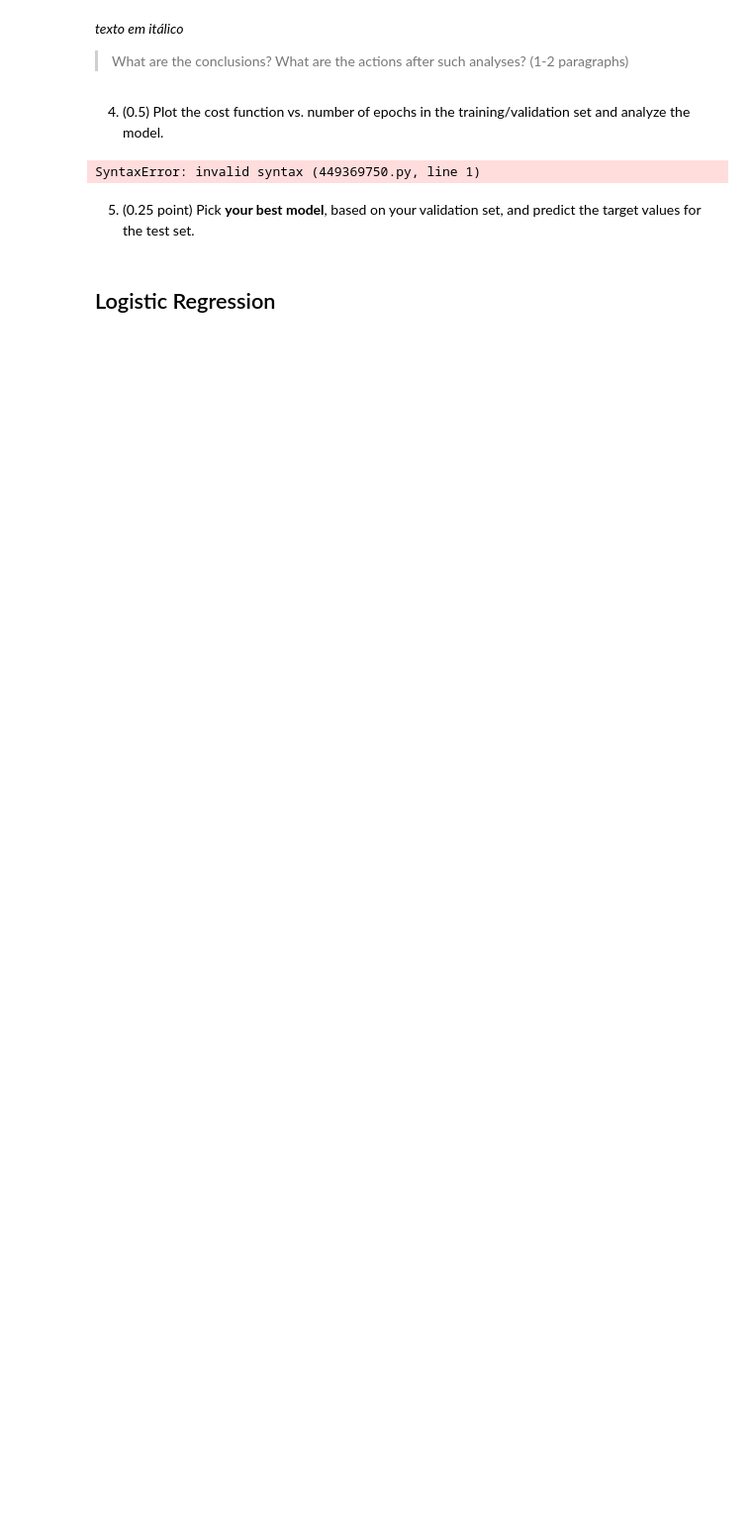
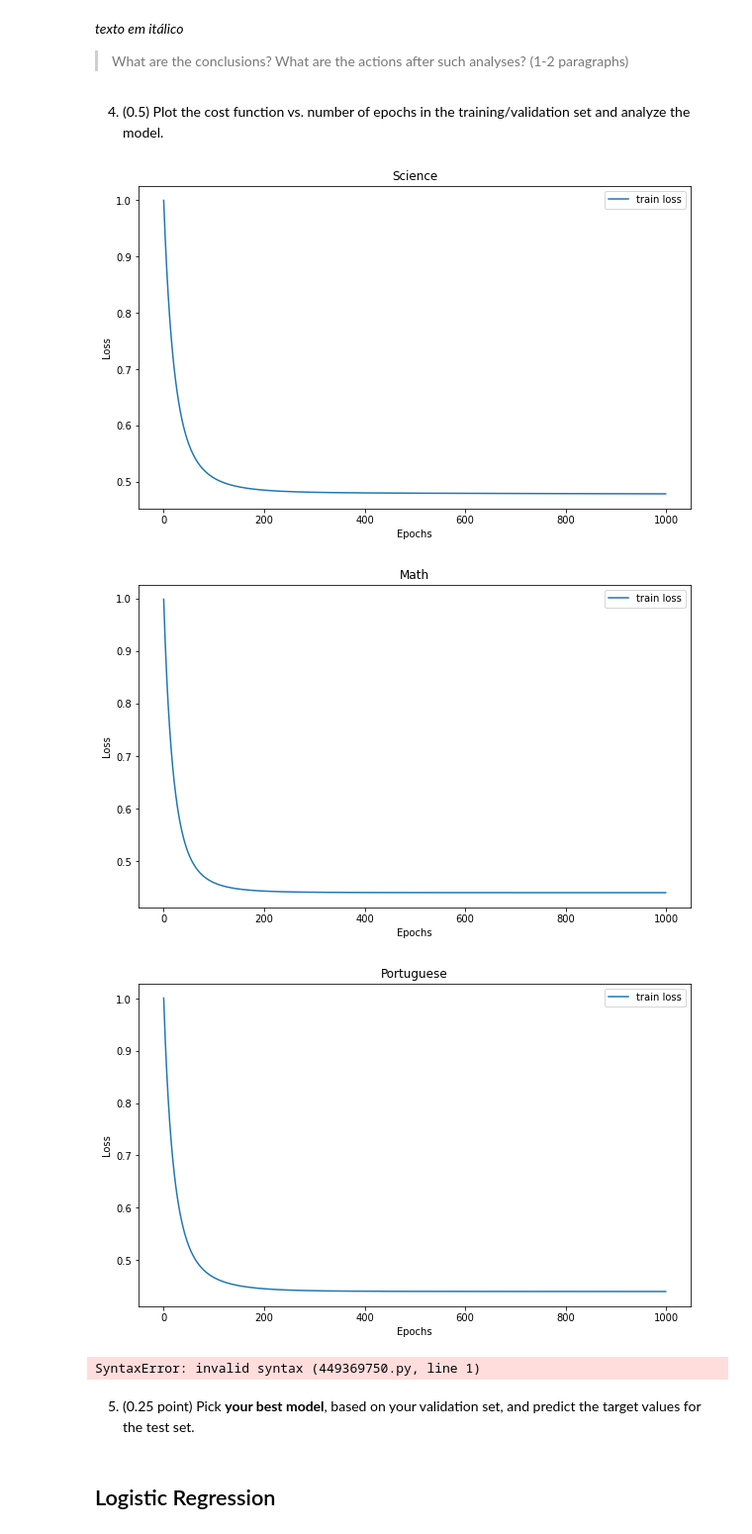
Before and after one commit to arthurcbaia/mc886, a Jupyter notebook: Copy_of_2022s2_mc886mo444_assignment_02.ipynb, the cells around one changed output. Shown: that part at 99% size. Saved outputs shown, nothing was run; the diff lists cells and outputs as text; code cells hidden in the pictures; blank space fills up the shorter version.

```diff
--- a/Copy_of_2022s2_mc886mo444_assignment_02.ipynb
+++ b/Copy_of_2022s2_mc886mo444_assignment_02.ipynb
@@ -207,6 +213,7 @@ def question_map(df):
             df.replace({f'Q{q}': someone_helped_map}, inplace=True)
         else: # 63 question
             df = pd.concat([df, pd.get_dummies(df['Q63'], prefix='Q63')], axis=1)
+            df.drop(columns=[ 'Q63'], inplace=True)
 
     return df
 
@@ -459,7 +617,10 @@ X_train_lp, X_val_lp, y_train_lp, y_val_lp = split_data(df_lp_lr, 'porc_ACERT_lp
 # %%
 %%time
 # TODO: Linear Regression. Implement your solution. You cannot use scikit-learn, Keras/TensorFlow, or PyTorch libraries.
+
+
 def linear_regression(X_train, y_train, X_val, y_val, learning_rate, epochs):
+    train_loss, val_loss,  r2_list = [], [], []
     w = np.random.rand(X_train.shape[1])*0.001 - 0.0005
     b = 0
     m = X_train.shape[0]
@@ -469,10 +630,23 @@ def linear_regression(X_train, y_train, X_val, y_val, learning_rate, epochs):
         mse = (1/m) * np.sum(error**2)
         w = w - (learning_rate * (1/m) * np.dot(X_train.T, error))
         b = b - (learning_rate * (1/m) * np.sum(error))
-        # if i % 100 == 0:
-        #     print("Epoch: ", i, "Error: ", error.sum(), "MSE: ", mse)
-    return w, b
-w_cie, b_cie = linear_regression(X_train_cie, y_train_cie, X_val_cie, y_val_cie, 0.01, 1000)
-w_mat, b_mat = linear_regression(X_train_mat, y_train_mat, X_val_mat, y_val_mat, 0.01, 1000)
-w_lp, b_lp = linear_regression(X_train_lp, y_train_lp, X_val_lp, y_val_lp, 0.01, 1000)
+        mse_val, r2 = evaluate_model(X_val, y_val, w, b)
+        train_loss.append(mse)
+        val_loss.append(mse_val)
+        r2_list.append(r2)
+        if i % 100 == 0:
+            print("Epoch: {}, Train Loss: {}, Val Loss: {}, R2: {}".format(
+                i, mse, mse_val, r2))
+    return w, b, train_loss, val_loss, r2_list
+
+
+print('Science')
+w_cie, b_cie, train_loss_cie, val_loss_cie, r2_cie = linear_regression(
+    X_train_cie, y_train_cie, X_val_cie, y_val_cie, 0.01, 1000)
+print('Math')
+w_mat, b_mat,  train_loss_mat, val_loss_mat, r2_mat = linear_regression(
+    X_train_mat, y_train_mat, X_val_mat, y_val_mat, 0.01, 1000)
+print('Portuguese')
+w_lp, b_lp,  train_loss_lp, val_loss_lp, r2_lp = linear_regression(
+    X_train_lp, y_train_lp, X_val_lp, y_val_lp, 0.01, 1000)
 # %% [output]
@@ -582,3 +753,23 @@ print(model_lp.score(X_val_lp, y_val_lp))
+# %%
+# TODO: Plot the cost function vs. number of iterations in the training set.
+
+def plot_cost_function(train_loss,   title):
+    plt.figure(figsize=(10, 6))
+    plt.plot(train_loss, label='train loss')
+    plt.legend()
+    plt.title(title)
+    plt.xlabel('Epochs')
+    plt.ylabel('Loss')
+    plt.show()
+
+
+plot_cost_function(train_loss_cie,  'Science')
+plot_cost_function(train_loss_mat,  'Math')
+plot_cost_function(train_loss_lp,  'Portuguese')
+# %% [output]
+[figure, added]
+[figure, added]
+[figure, added]
 # %%
 *texto em itálico*
 > What are the conclusions? What are the actions after such analyses? (1-2 paragraphs)
```
Also changed, not shown: parts of 46 cells of this notebook.
